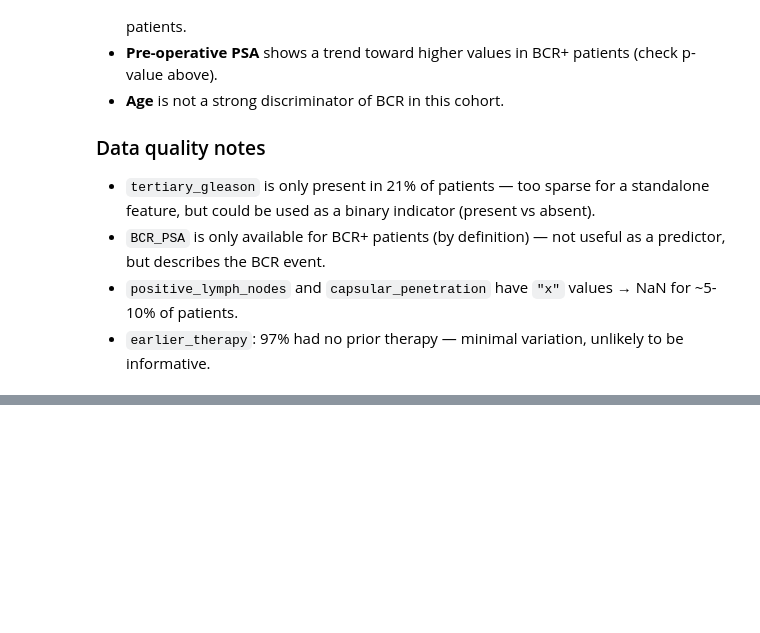
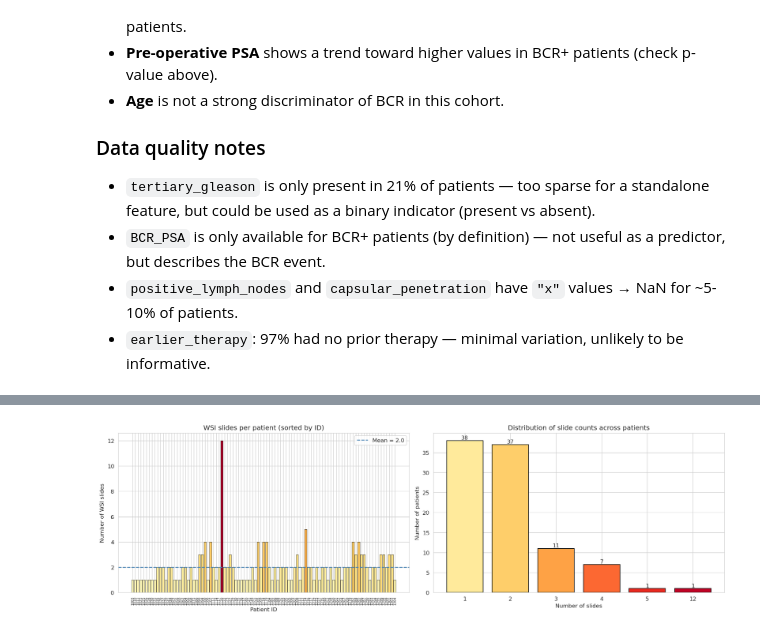
Before and after one commit to WilliamLautertD/CIS5528_Predictive_Modeling_in_Biomedicine_Predict_BCR_in_PCa, a Jupyter notebook: EDA/Chimera_clinical_EDA.ipynb, the cells around one changed output, grey strips where cells are left out. Cells and saved outputs as stored; diff of their text form; code cells hidden in the pictures; blank space fills up the shorter version.

Commit message:
Add image EDA notebook, updated clinical EDA, ignoring small images

```diff
--- a/EDA/Chimera_clinical_EDA.ipynb
+++ b/EDA/Chimera_clinical_EDA.ipynb
@@ -577,0 +620,33 @@ Spearman correlations with BCR (ranked by |r|):
+# %%
+fig, axes = plt.subplots(1, 2, figsize=(16, 5))
+
+# (a) Slide count per patient — bar chart sorted by patient ID
+ax = axes[0]
+colors = sns.color_palette("YlOrRd", slide_df["n_slides"].max())
+bar_colors = [colors[n - 1] for n in slide_df["n_slides"]]
+ax.bar(slide_df["patient_id"].astype(str), slide_df["n_slides"],
+       color=bar_colors, edgecolor="black", linewidth=0.4)
+ax.set_xlabel("Patient ID")
+ax.set_ylabel("Number of WSI slides")
+ax.set_title("WSI slides per patient (sorted by ID)")
+ax.set_xticks(range(len(slide_df)))
+ax.set_xticklabels(slide_df["patient_id"].astype(str), rotation=90, fontsize=6)
+ax.axhline(slide_df["n_slides"].mean(), color="steelblue", linestyle="--",
+           linewidth=1.5, label=f"Mean = {slide_df['n_slides'].mean():.1f}")
+ax.legend()
+
+# (b) Histogram of slide count distribution
+ax = axes[1]
+count_hist = slide_df["n_slides"].value_counts().sort_index()
+ax.bar(count_hist.index.astype(str), count_hist.values,
+       color=sns.color_palette("YlOrRd", len(count_hist)), edgecolor="black")
+for i, (n, v) in enumerate(count_hist.items()):
+    ax.text(i, v + 0.3, str(v), ha="center", fontsize=10)
+ax.set_xlabel("Number of slides")
+ax.set_ylabel("Number of patients")
+ax.set_title("Distribution of slide counts across patients")
+
+plt.tight_layout()
+plt.show()
+# %% [output]
+[figure, added]
```
Also changed, not shown: parts of 3 cells of this notebook, 2 other files.
